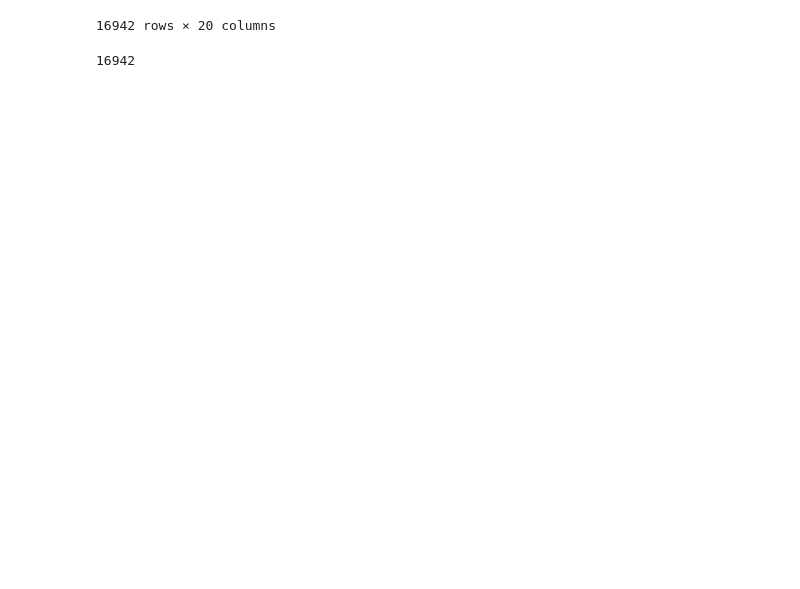
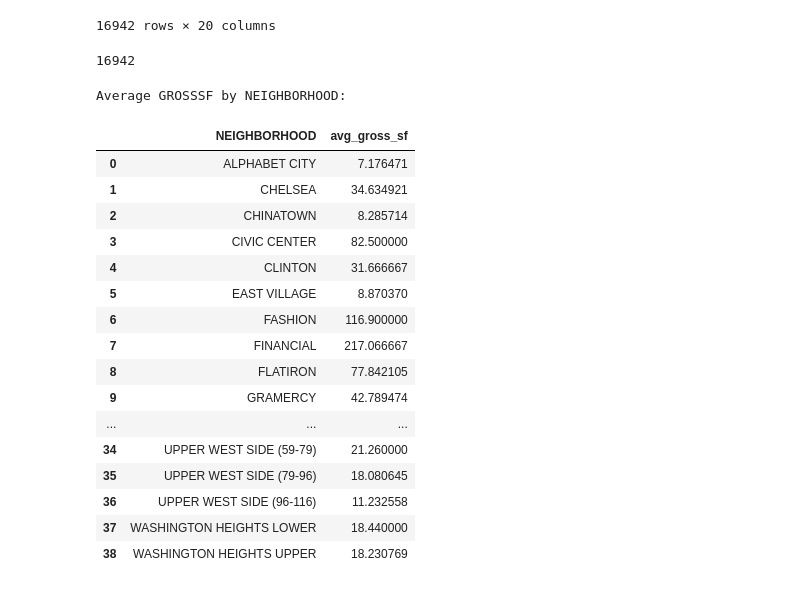
Before and after one commit to guzmanwolfrank/Data, a Jupyter notebook: ManhattanRE/Project/test2.ipynb, the cells around one changed output. Drawn from its saved outputs; the diff is of its cells as text; code cells hidden in the pictures; blank space fills up the shorter version.

```diff
--- a/ManhattanRE/Project/test2.ipynb
+++ b/ManhattanRE/Project/test2.ipynb
@@ -114,3 +114,52 @@ fig5 = px.pie(df5, names='TAXCLP', values='num_sales', title='Number of Properti
 
 # Show the plot
 fig5.show()
+# %%
+
+# Connect to the SQLite database
+conn = sqlite3.connect('manhattan_sales.db')
+
+# Create the SQL table
+df.to_sql('sales_data', conn, if_exists='replace', index=False)
+
+# Query 5: Average GROSSSF by NEIGHBORHOOD
+query5 = """
+SELECT NEIGHBORHOOD, AVG(GROSSSF) AS avg_gross_sf
+FROM sales_data
+GROUP BY NEIGHBORHOOD;
+"""
+df5 = pd.read_sql_query(query5, conn)
+
+# Display the average GROSSSF DataFrame
+print("Average GROSSSF by NEIGHBORHOOD:")
+display(df5)
+
+# Visualization 5: Heatmap for Average GROSSSF by NEIGHBORHOOD
+fig5 = px.imshow(df5.pivot_table(index="NEIGHBORHOOD", values="avg_gross_sf"),
+                  labels=dict(index="Neighborhood", value="Average GROSSSF"),
+                  title="Average GROSSSF by Neighborhood")
+
+# Show the plot
+fig5.show()
+
+# Close the database connection
+conn.close()
+# %% [output]
+Average GROSSSF by NEIGHBORHOOD:
+|  | NEIGHBORHOOD | avg_gross_sf |
+| 0 | ALPHABET CITY | 7.176471 |
+| 1 | CHELSEA | 34.634921 |
+| 2 | CHINATOWN | 8.285714 |
+| 3 | CIVIC CENTER | 82.500000 |
+| 4 | CLINTON | 31.666667 |
+| 5 | EAST VILLAGE | 8.870370 |
+| 6 | FASHION | 116.900000 |
+| 7 | FINANCIAL | 217.066667 |
+| 8 | FLATIRON | 77.842105 |
+| 9 | GRAMERCY | 42.789474 |
+| ... | ... | ... |
+| 34 | UPPER WEST SIDE (59-79) | 21.260000 |
+| 35 | UPPER WEST SIDE (79-96) | 18.080645 |
+| 36 | UPPER WEST SIDE (96-116) | 11.232558 |
+| 37 | WASHINGTON HEIGHTS LOWER | 18.440000 |
+| 38 | WASHINGTON HEIGHTS UPPER | 18.230769 |
```
